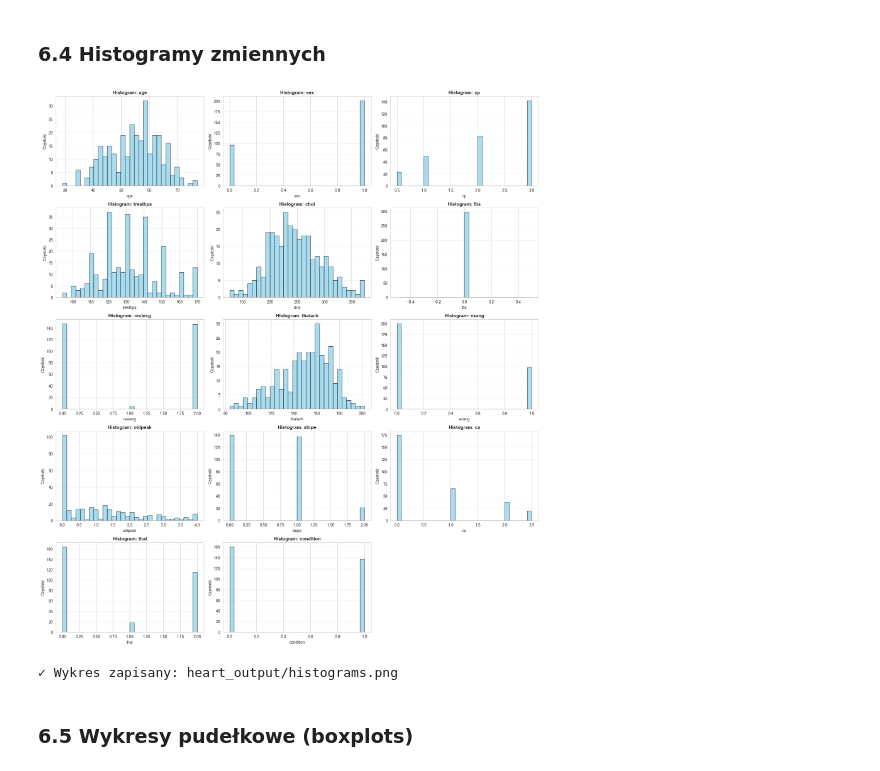
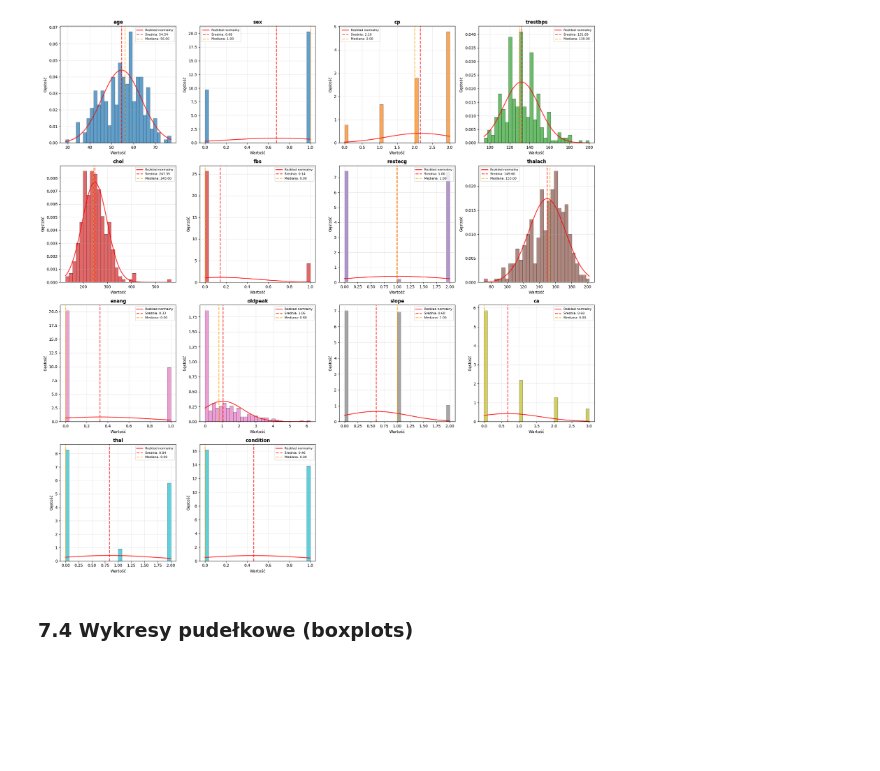
Before and after one commit to webloopbox/AWD, a Jupyter notebook: heart_disease_statistics.ipynb, the cells around one changed output. Drawn from its saved outputs; the diff is of its cells as text; code cells hidden in the pictures; blank space fills up the shorter version.

Commit message:
update heart disease statistics

```diff
--- a/heart_disease_statistics.ipynb
+++ b/heart_disease_statistics.ipynb
@@ -392,17 +621,0 @@ plt.show()
-# %%
-df_sorted = df_clean.sort_values('age').reset_index(drop=True)
-
-fig, axes = plt.subplots(2, 2, figsize=(16, 10))
-
-time_series_vars = ['trestbps', 'chol', 'thalach', 'oldpeak']
-for idx, var in enumerate(time_series_vars):
-    if var in df_sorted.columns:
-        ax = axes[idx // 2, idx % 2]
-        ax.plot(df_sorted.index, df_sorted[var], linewidth=0.8, alpha=0.7, color='navy')
-        ax.set_xlabel('Indeks (posortowany po wieku)')
-        ax.set_ylabel(var)
-        ax.set_title(f'Szereg: {var} (sortowany po wieku)', fontweight='bold')
-        ax.grid(True, alpha=0.3)
-
-plt.tight_layout()
-plt.show()
@@ -411,31 +622,42 @@ plt.show()
-# %% [markdown]
-### 6.4 Histogramy zmiennych
 # %%
-numeric_cols = df_clean.select_dtypes(include=[np.number]).columns
-n_cols = len(numeric_cols)
-n_rows = (n_cols + 2) // 3
+def create_histograms(df):
+    numeric_cols = df.select_dtypes(include=[np.number]).columns
+    n_cols = 4
+    n_rows = (len(numeric_cols) + n_cols - 1) // n_cols
 
-fig, axes = plt.subplots(n_rows, 3, figsize=(18, n_rows * 4))
-axes = axes.flatten()
+    fig, axes = plt.subplots(n_rows, n_cols, figsize=(20, 5*n_rows))
+    axes = axes.flatten() if n_rows > 1 else [axes] if n_cols == 1 else axes
 
-for idx, col in enumerate(numeric_cols):
-    ax = axes[idx]
-    ax.hist(df_clean[col].dropna(), bins=30, color='skyblue', edgecolor='black', alpha=0.7)
-    ax.set_xlabel(col)
-    ax.set_ylabel('Częstość')
-    ax.set_title(f'Histogram: {col}', fontweight='bold')
-    ax.grid(axis='y', alpha=0.3)
+    colors = plt.cm.tab10(np.linspace(0, 1, len(numeric_cols)))
 
-for idx in range(len(numeric_cols), len(axes)):
-    axes[idx].axis('off')
+    for i, (column, color) in enumerate(zip(numeric_cols, colors)):
+        axes[i].hist(df[column], bins=30, density=True, alpha=0.7,
+                    color=color, edgecolor='black', linewidth=0.5)
 
-plt.tight_layout()
-plt.savefig(f'{output_dir}/histograms.png', dpi=300, bbox_inches='tight')
-plt.show()
-print(f"✓ Wykres zapisany: {output_dir}/histograms.png")
+        x = np.linspace(df[column].min(), df[column].max(), 100)
+        mean = df[column].mean()
+        std = df[column].std()
+        normal_curve = (1/(std * np.sqrt(2 * np.pi))) * np.exp(-0.5 * ((x - mean) / std) ** 2)
+
+        axes[i].plot(x, normal_curve, 'r-', linewidth=2, alpha=0.8, label='Rozkład normalny')
+        axes[i].axvline(mean, color='red', linestyle='--', linewidth=2, alpha=0.7, label=f'Średnia: {mean:.2f}')
+        axes[i].axvline(df[column].median(), color='orange', linestyle='--', linewidth=2, alpha=0.7, label=f'Mediana: {df[column].median():.2f}')
+
+        axes[i].set_title(f'{column}', fontsize=12, fontweight='bold')
+        axes[i].set_xlabel('Wartość')
+        axes[i].set_ylabel('Gęstość')
+        axes[i].legend(fontsize=8)
+        axes[i].grid(True, alpha=0.3)
+
+    for j in range(i+1, len(axes)):
+        axes[j].axis('off')
+
+    plt.tight_layout()
+    plt.show()
+
+create_histograms(df_clean)
 # %% [output]
-[figure, old version]
+[figure, new version]
-✓ Wykres zapisany: heart_output/histograms.png
 # %% [markdown]
-### 6.5 Wykresy pudełkowe (boxplots)
+### 7.4 Wykresy pudełkowe (boxplots)
 # %%
```
Also changed, not shown: parts of 34 cells of this notebook.
